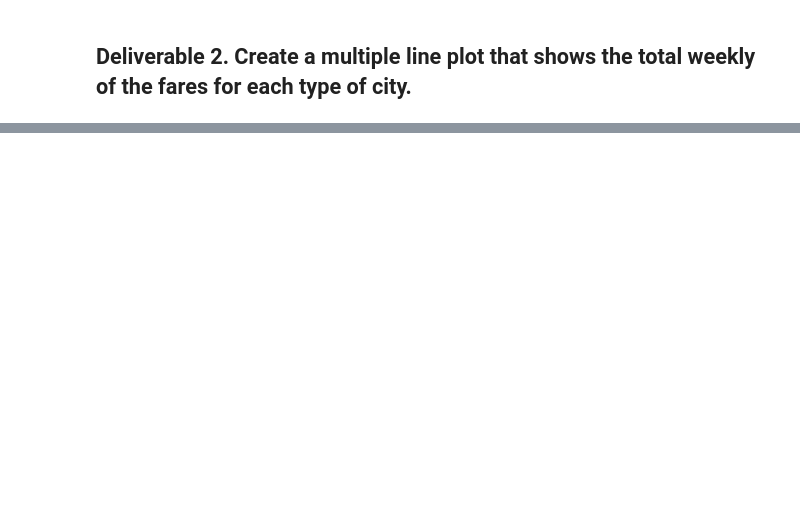
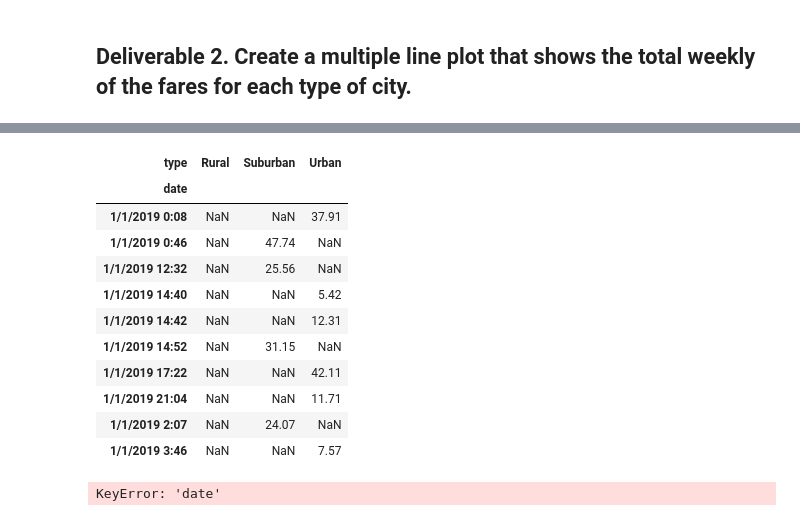
Before and after one commit to NicholasHenry246/PyBer_Analysis, a Jupyter notebook: PyBer_Challenge.ipynb, the cells around one changed output, grey strips where cells are left out. Drawn from its saved outputs; the diff is of its cells as text; code cells hidden in the pictures; blank space fills up the shorter version.

```diff
--- a/PyBer_Challenge.ipynb
+++ b/PyBer_Challenge.ipynb
@@ -143,8 +170,27 @@ pyber_summary_df
 # %%
 # 4. Create a pivot table with the 'date' as the index, the columns ='type', and values='fare'
 # to get the total fares for each type of city by the date.
+reset_sum_fares_pivot_df = reset_sum_fares_df.pivot(index="date", columns="type", values="fare")
+reset_sum_fares_pivot_df.head(10)
+# https://www.geeksforgeeks.org/python-pandas-pivot/
+# %% [output]
+| type | Rural | Suburban | Urban |
+| date |  |  |  |
+| 1/1/2019 0:08 | NaN | NaN | 37.91 |
+| 1/1/2019 0:46 | NaN | 47.74 | NaN |
+| 1/1/2019 12:32 | NaN | 25.56 | NaN |
+| 1/1/2019 14:40 | NaN | NaN | 5.42 |
+| 1/1/2019 14:42 | NaN | NaN | 12.31 |
+| 1/1/2019 14:52 | NaN | 31.15 | NaN |
+| 1/1/2019 17:22 | NaN | NaN | 42.11 |
+| 1/1/2019 21:04 | NaN | NaN | 11.71 |
+| 1/1/2019 2:07 | NaN | 24.07 | NaN |
+| 1/1/2019 3:46 | NaN | NaN | 7.57 |
 # %%
 # 5. Create a new DataFrame from the pivot table DataFrame using loc on the given dates, '2019-01-01':'2019-04-29'.
+pivot_by_dates_df = reset_sum_fares_pivot_df.loc[("date")]
+# %% [output]
+KeyError: 'date'
 # %%
 # 6. Set the "date" index to datetime datatype. This is necessary to use the resample() method in Step 8.
 # df.index = pd.to_datetime(df.index)
```
Also changed, not shown: parts of 9 cells of this notebook.
